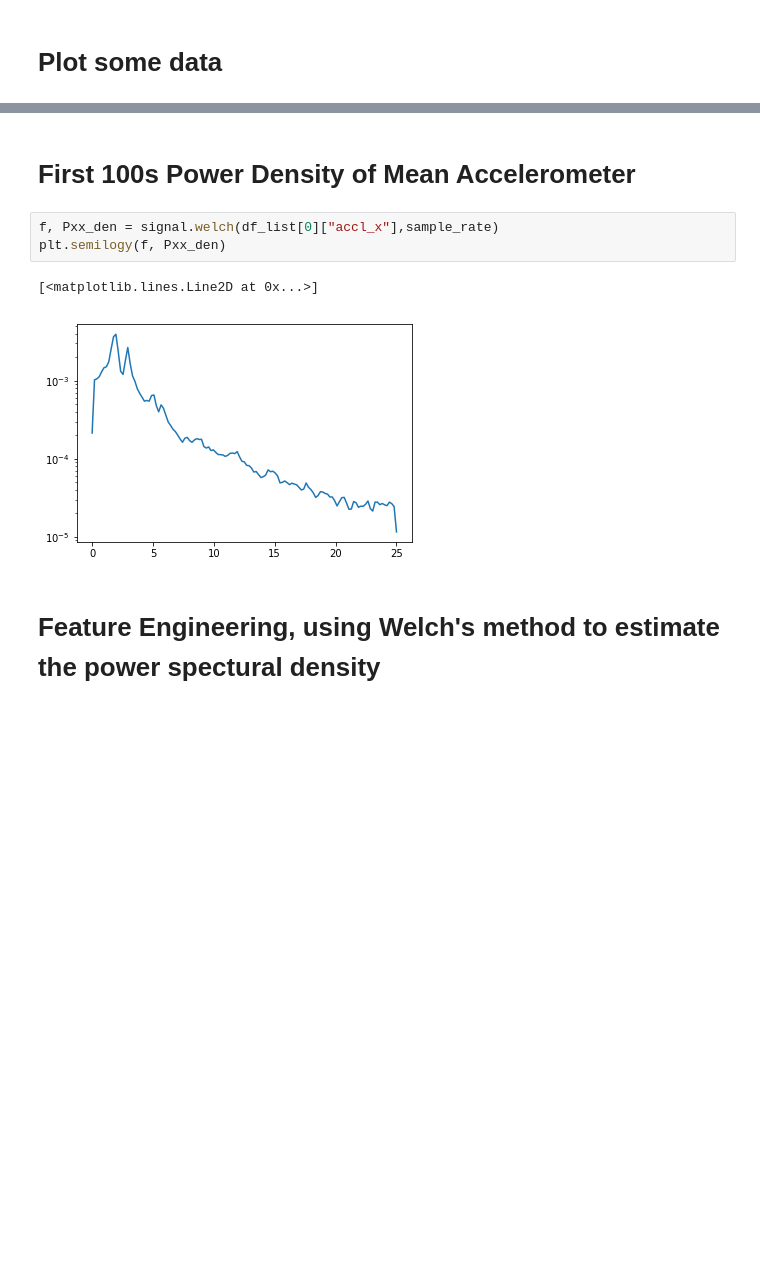
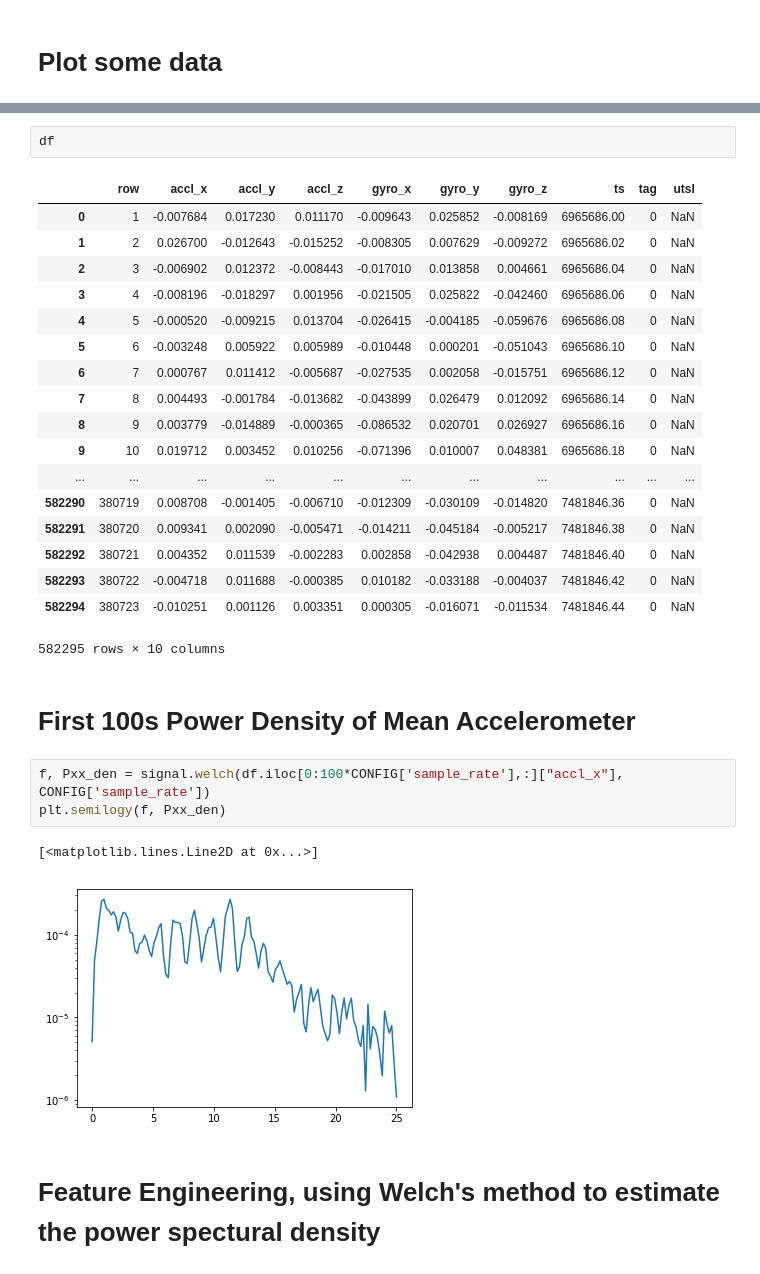
Before and after one commit to jieeshen-lilly/mealtagpoc, a Jupyter notebook: py/data/sensor_data_lookup-demo.ipynb, the cells around one changed output, grey strips where cells are left out. Saved outputs shown, nothing was run; the diff lists cells and outputs as text; blank space fills up the shorter version.

```diff
--- a/py/data/sensor_data_lookup-demo.ipynb
+++ b/py/data/sensor_data_lookup-demo.ipynb
@@ -63,11 +87,32 @@ df_list = day_gram("jieshen",["accl_x"], catalog, ['2019-03-16'])
+# %%
+df
+# %% [output]
+|  | row | accl_x | accl_y | accl_z | gyro_x | gyro_y | gyro_z | ts | tag | utsl |
+| 0 | 1 | -0.007684 | 0.017230 | 0.011170 | -0.009643 | 0.025852 | -0.008169 | 6965686.00 | 0 | NaN |
+| 1 | 2 | 0.026700 | -0.012643 | -0.015252 | -0.008305 | 0.007629 | -0.009272 | 6965686.02 | 0 | NaN |
+| 2 | 3 | -0.006902 | 0.012372 | -0.008443 | -0.017010 | 0.013858 | 0.004661 | 6965686.04 | 0 | NaN |
+| 3 | 4 | -0.008196 | -0.018297 | 0.001956 | -0.021505 | 0.025822 | -0.042460 | 6965686.06 | 0 | NaN |
+| 4 | 5 | -0.000520 | -0.009215 | 0.013704 | -0.026415 | -0.004185 | -0.059676 | 6965686.08 | 0 | NaN |
+| 5 | 6 | -0.003248 | 0.005922 | 0.005989 | -0.010448 | 0.000201 | -0.051043 | 6965686.10 | 0 | NaN |
+| 6 | 7 | 0.000767 | 0.011412 | -0.005687 | -0.027535 | 0.002058 | -0.015751 | 6965686.12 | 0 | NaN |
+| 7 | 8 | 0.004493 | -0.001784 | -0.013682 | -0.043899 | 0.026479 | 0.012092 | 6965686.14 | 0 | NaN |
+| 8 | 9 | 0.003779 | -0.014889 | -0.000365 | -0.086532 | 0.020701 | 0.026927 | 6965686.16 | 0 | NaN |
+| 9 | 10 | 0.019712 | 0.003452 | 0.010256 | -0.071396 | 0.010007 | 0.048381 | 6965686.18 | 0 | NaN |
+| ... | ... | ... | ... | ... | ... | ... | ... | ... | ... | ... |
+| 582290 | 380719 | 0.008708 | -0.001405 | -0.006710 | -0.012309 | -0.030109 | -0.014820 | 7481846.36 | 0 | NaN |
+| 582291 | 380720 | 0.009341 | 0.002090 | -0.005471 | -0.014211 | -0.045184 | -0.005217 | 7481846.38 | 0 | NaN |
+| 582292 | 380721 | 0.004352 | 0.011539 | -0.002283 | 0.002858 | -0.042938 | 0.004487 | 7481846.40 | 0 | NaN |
+| 582293 | 380722 | -0.004718 | 0.011688 | -0.000385 | 0.010182 | -0.033188 | -0.004037 | 7481846.42 | 0 | NaN |
+| 582294 | 380723 | -0.010251 | 0.001126 | 0.003351 | 0.000305 | -0.016071 | -0.011534 | 7481846.44 | 0 | NaN |
+582295 rows × 10 columns
 # %% [markdown]
 # First 100s Power Density of Mean Accelerometer
 # %%
-f, Pxx_den = signal.welch(df_list[0]["accl_x"],sample_rate)
+f, Pxx_den = signal.welch(df.iloc[0:100*CONFIG['sample_rate'],:]["accl_x"], CONFIG['sample_rate'])
 plt.semilogy(f, Pxx_den)
 # %% [output]
 [<matplotlib.lines.Line2D at 0x...>]
-[figure, old version]
+[figure, new version]
 # %% [markdown]
 # Feature Engineering, using Welch's method to estimate the power spectural density
 # %%
```
Also changed, not shown: parts of 18 cells of this notebook, 1 other file.
